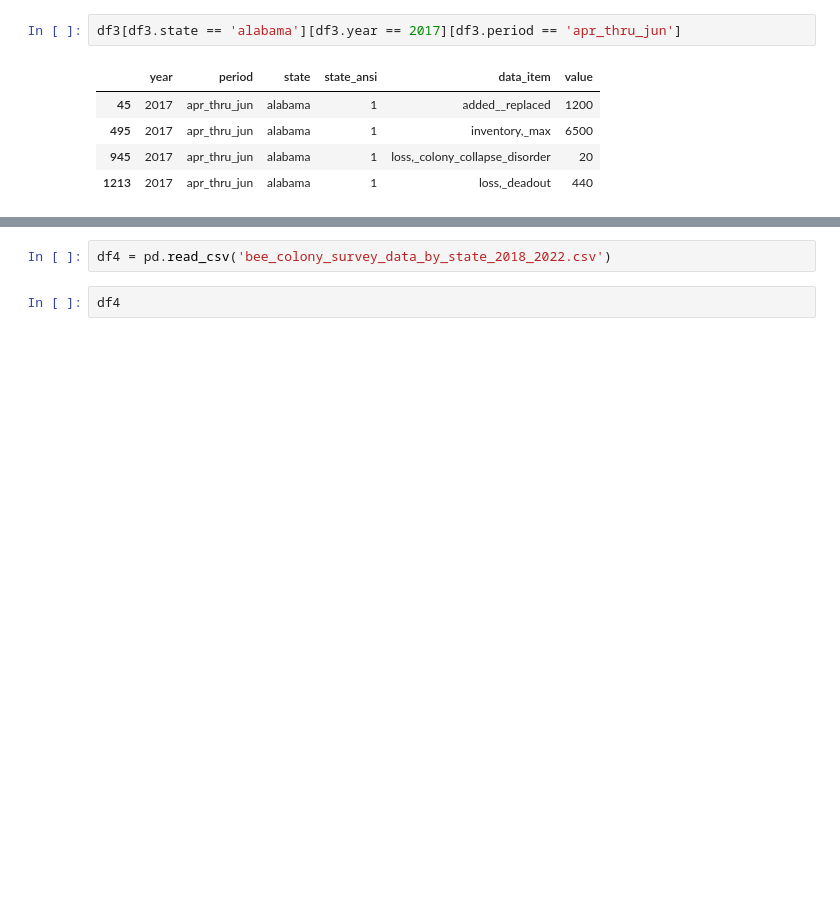
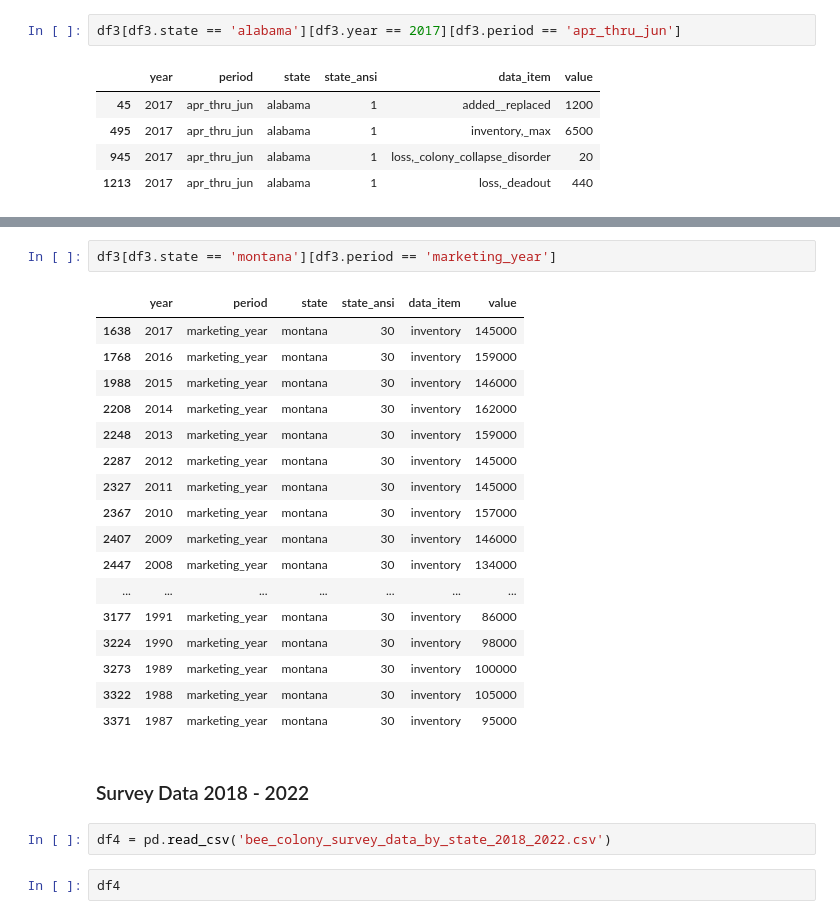
Before and after one commit to Honey-Bee-Roundup-Capstone/dash-repo, a Jupyter notebook: acquisition.ipynb, the cells around one changed output, grey strips where cells are left out. Cells and saved outputs as stored; diff of their text form; blank space fills up the shorter version.

```diff
--- a/acquisition.ipynb
+++ b/acquisition.ipynb
@@ -305,3 +334,25 @@ df3[df3.state == 'alabama'][df3.year == 2017][df3.period == 'apr_thru_jun']
+# %%
+df3[df3.state == 'montana'][df3.period == 'marketing_year']
+# %% [output]
+|  | year | period | state | state_ansi | data_item | value |
+| 1638 | 2017 | marketing_year | montana | 30 | inventory | 145000 |
+| 1768 | 2016 | marketing_year | montana | 30 | inventory | 159000 |
+| 1988 | 2015 | marketing_year | montana | 30 | inventory | 146000 |
+| 2208 | 2014 | marketing_year | montana | 30 | inventory | 162000 |
+| 2248 | 2013 | marketing_year | montana | 30 | inventory | 159000 |
+| 2287 | 2012 | marketing_year | montana | 30 | inventory | 145000 |
+| 2327 | 2011 | marketing_year | montana | 30 | inventory | 145000 |
+| 2367 | 2010 | marketing_year | montana | 30 | inventory | 157000 |
+| 2407 | 2009 | marketing_year | montana | 30 | inventory | 146000 |
+| 2447 | 2008 | marketing_year | montana | 30 | inventory | 134000 |
+| ... | ... | ... | ... | ... | ... | ... |
+| 3177 | 1991 | marketing_year | montana | 30 | inventory | 86000 |
+| 3224 | 1990 | marketing_year | montana | 30 | inventory | 98000 |
+| 3273 | 1989 | marketing_year | montana | 30 | inventory | 100000 |
+| 3322 | 1988 | marketing_year | montana | 30 | inventory | 105000 |
+| 3371 | 1987 | marketing_year | montana | 30 | inventory | 95000 |
+# %% [markdown]
+### Survey Data 2018 - 2022
 # %%
 df4 = pd.read_csv('bee_colony_survey_data_by_state_2018_2022.csv')
 # %%
```
Also changed, not shown: parts of 20 cells of this notebook.
